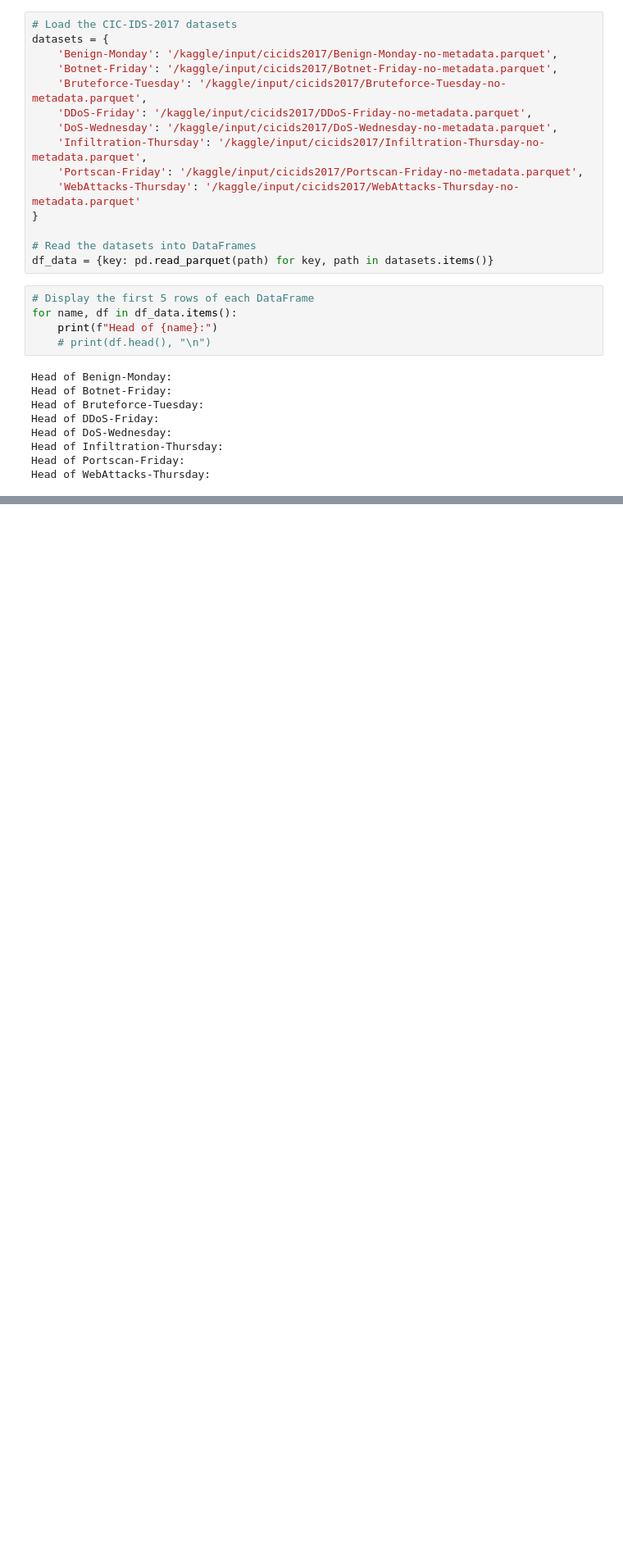
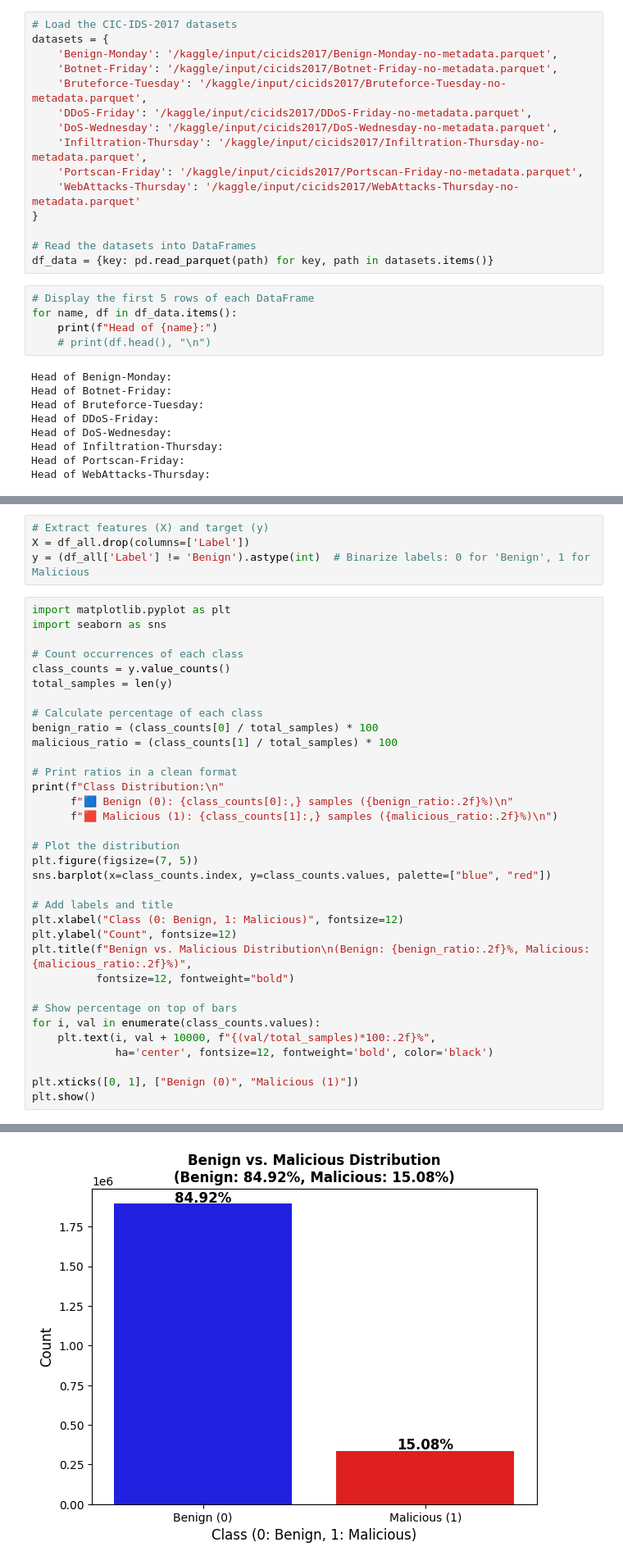
Before and after one commit to pranav-k-jha/kaggle-notebooks, a Jupyter notebook: predictive-threat-intelligence-on-cic-ids2017.ipynb, the cells around one changed output, grey strips where cells are left out. Shown at 82% size. Drawn from its saved outputs; the diff is of its cells as text; blank space fills up the shorter version.

```diff
--- a/predictive-threat-intelligence-on-cic-ids2017.ipynb
+++ b/predictive-threat-intelligence-on-cic-ids2017.ipynb
@@ -169,0 +171,39 @@ print(df_all.head())
+# %%
+# Extract features (X) and target (y)
+X = df_all.drop(columns=['Label'])
+y = (df_all['Label'] != 'Benign').astype(int)  # Binarize labels: 0 for 'Benign', 1 for Malicious
+# %%
+import matplotlib.pyplot as plt
+import seaborn as sns
+
+# Count occurrences of each class
+class_counts = y.value_counts()
+total_samples = len(y)
+
+# Calculate percentage of each class
+benign_ratio = (class_counts[0] / total_samples) * 100
+malicious_ratio = (class_counts[1] / total_samples) * 100
+
+# Print ratios in a clean format
+print(f"Class Distribution:\n"
+      f"🟦 Benign (0): {class_counts[0]:,} samples ({benign_ratio:.2f}%)\n"
+      f"🟥 Malicious (1): {class_counts[1]:,} samples ({malicious_ratio:.2f}%)\n")
+
+# Plot the distribution
+plt.figure(figsize=(7, 5))
+sns.barplot(x=class_counts.index, y=class_counts.values, palette=["blue", "red"])
+
+# Add labels and title
+plt.xlabel("Class (0: Benign, 1: Malicious)", fontsize=12)
+plt.ylabel("Count", fontsize=12)
+plt.title(f"Benign vs. Malicious Distribution\n(Benign: {benign_ratio:.2f}%, Malicious: {malicious_ratio:.2f}%)",
+          fontsize=12, fontweight="bold")
+
+# Show percentage on top of bars
+for i, val in enumerate(class_counts.values):
+    plt.text(i, val + 10000, f"{(val/total_samples)*100:.2f}%",
+             ha='center', fontsize=12, fontweight='bold', color='black')
+
+plt.xticks([0, 1], ["Benign (0)", "Malicious (1)"])
+plt.show()
+# %% [output]
@@ -169,0 +213 @@ print(df_all.head())
+[figure, added]
```
Also changed, not shown: parts of 22 cells of this notebook.
